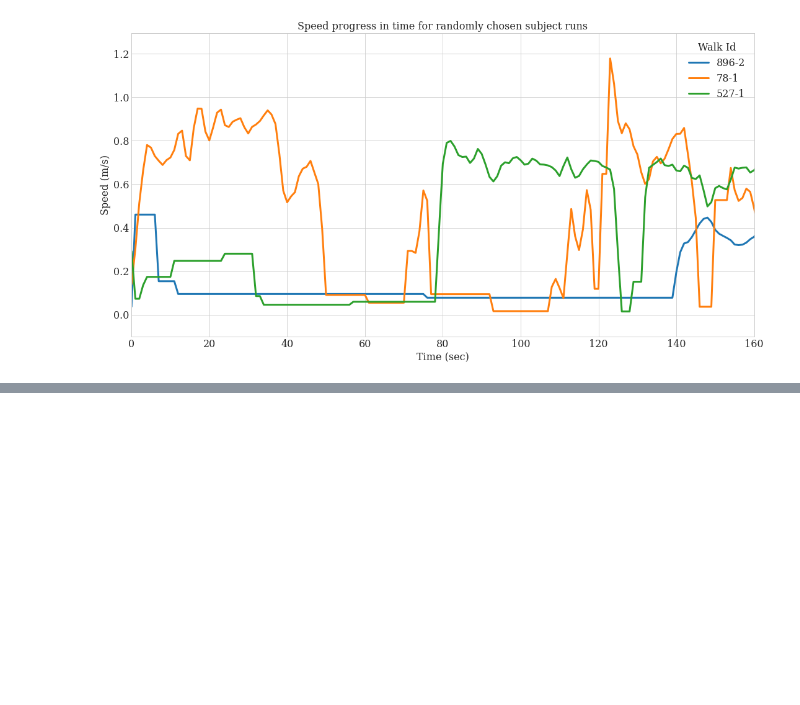
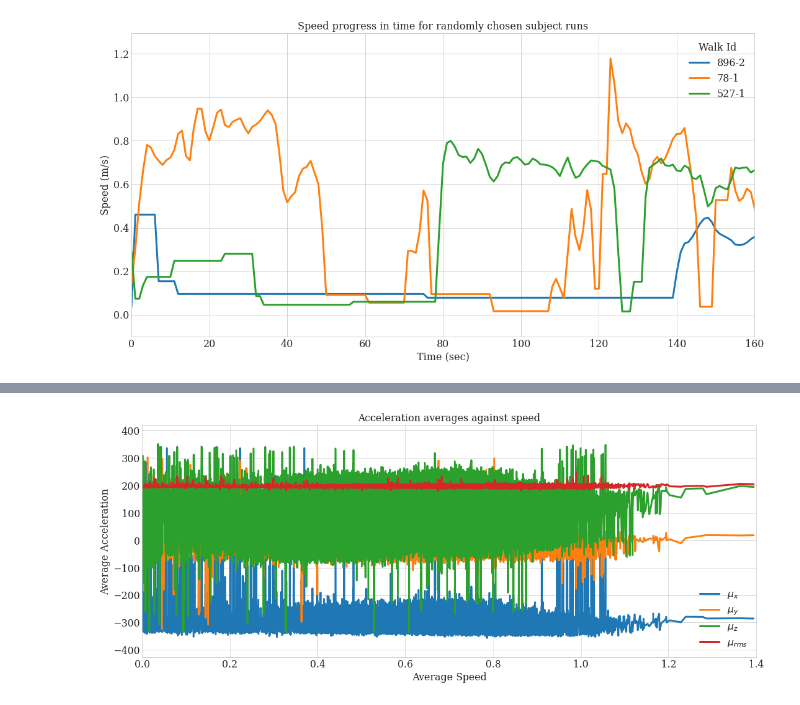
Before and after one commit to m-patterson-wearable/gait_speed_prediction, a Jupyter notebook: notebooks/2.0-data_exploration.ipynb, the cells around one changed output, grey strips where cells are left out. Cells and saved outputs as stored; diff of their text form; code cells hidden in the pictures; blank space fills up the shorter version.

```diff
--- a/notebooks/2.0-data_exploration.ipynb
+++ b/notebooks/2.0-data_exploration.ipynb
@@ -171,0 +177,45 @@ plt.legend(title='Speed')
+# %%
+#Group accelerations per speed
+all_accls=[]
+for speed in speeds:
+    accls=raw_data[raw_data['speed']==speed]
+    accls=accls.drop(['stamp','SubjectId','RunId'], axis=1).values
+    all_accls.append(accls)
+
+#Calculate params
+params=[]
+for i, speed in enumerate(speeds):
+    x=np.array(all_accls[i][:,0], dtype=float).reshape(-1,1)
+    y=np.array(all_accls[i][:,1], dtype=float).reshape(-1,1)
+    z=np.array(all_accls[i][:,2], dtype=float).reshape(-1,1)
+    rms=np.array(all_accls[i][:,-1], dtype=float).reshape(-1,1)
+    xyz=np.concatenate([x,y,z,rms],axis=1)
+    mu=np.mean(xyz, axis=0)
+    std=np.std(xyz, axis=0)
+    params.append(np.concatenate([mu,std],axis=0))
+
+#Summarize results
+summary=raw_data.drop_duplicates(subset=['speed'])
+summary=summary.drop(['SubjectId','RunId','x','y','z','rms'], axis=1).reset_index(drop=True)
+params=pd.DataFrame(params, columns=['mu_x','mu_y','mu_z','mu_rms','sigma_x','sigma_y','sigma_z','sigma_rms'])
+summary=pd.concat([summary,params],axis=1)
+summary=summary.reindex(columns=['stamp', 'walk','mu_x','mu_y','mu_z','mu_rms','sigma_x','sigma_y','sigma_z','sigma_rms','speed'])
+
+sorted_summary=summary.sort_values('speed').reset_index(drop=True)
+sorted_summary.to_csv("../reports/{}stat_params_vs_speed.csv".format(ref))
+# %%
+
+plt.rcParams["figure.figsize"] = (18,7)
+plt.figure()
+plt.title('Acceleration averages against speed')
+plt.plot(sorted_summary['speed'].values,sorted_summary['mu_x'].values, label='$\mu_x$')
+plt.plot(sorted_summary['speed'].values,sorted_summary['mu_y'].values, label='$\mu_y$')
+plt.plot(sorted_summary['speed'].values,sorted_summary['mu_z'].values, label='$\mu_z$')
+plt.plot(sorted_summary['speed'].values,sorted_summary['mu_rms'].values, label='$\mu_{rms}$')
+plt.xlim([0,1.4])
+plt.ylabel('Average Acceleration')
+plt.xlabel('Average Speed')
+plt.legend()
+plt.savefig("../reports/figures/{}avg_acc_vs_speed.png".format(ref))
+# %% [output]
+[figure, added]
```
Also changed, not shown: parts of 21 cells of this notebook, 25 other files.
